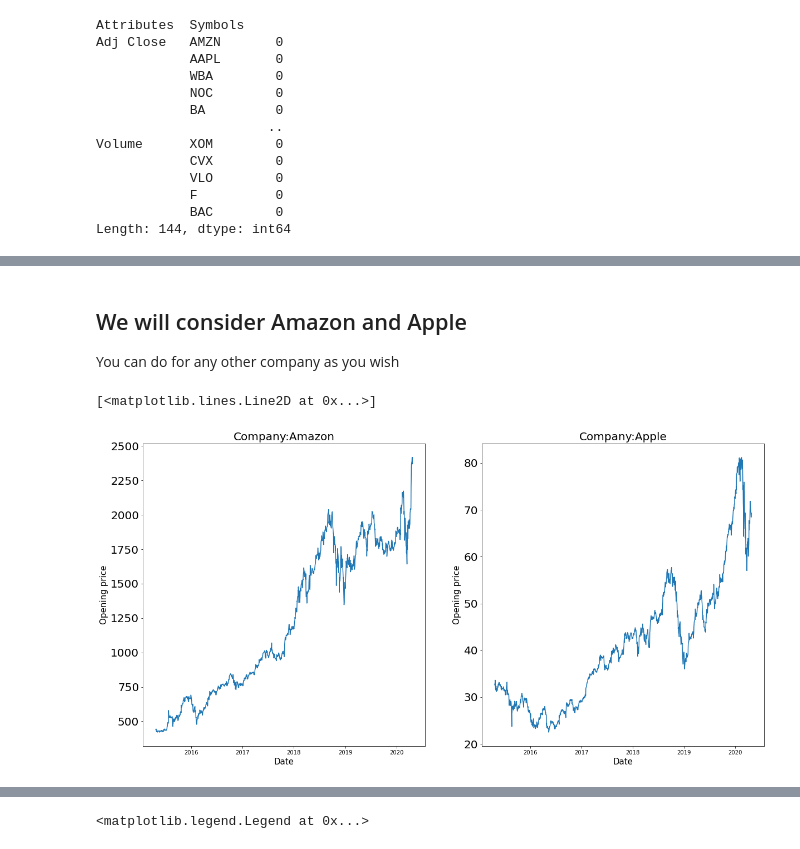
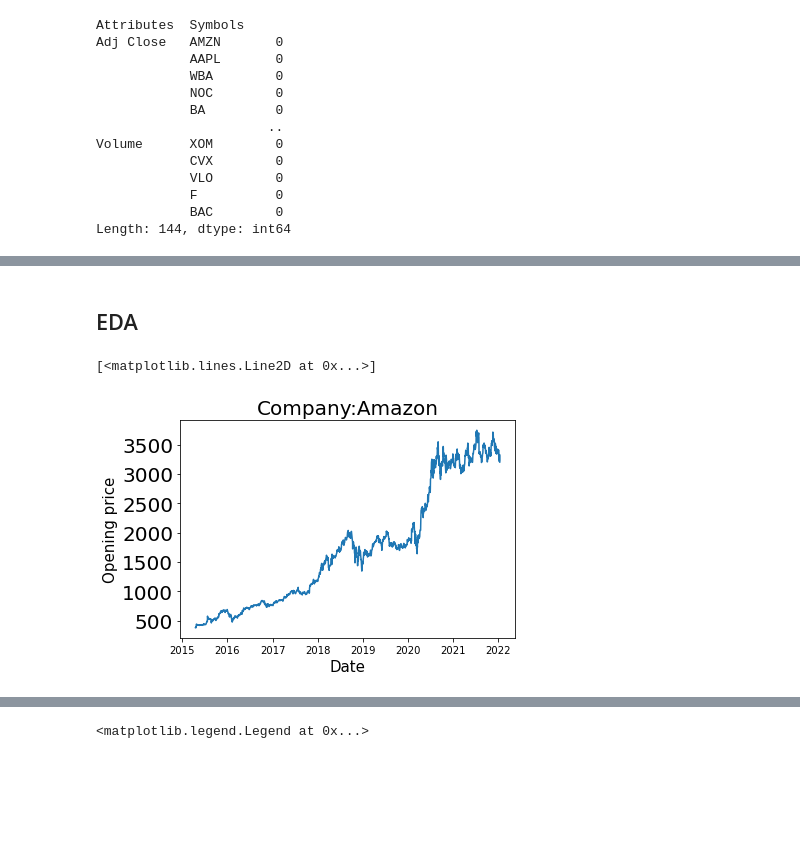
Before and after one commit to Tobi-DataDetective/Stock_Market_Clustering_Using_Kmeans, a Jupyter notebook: Stock_Market_Clustering_Using_Kmeans.ipynb, the cells around one changed output, grey strips where cells are left out. Drawn from its saved outputs; the diff is of its cells as text; code cells hidden in the pictures; blank space fills up the shorter version.

Commit message:
redefined function to plot chart

```diff
--- a/Stock_Market_Clustering_Using_Kmeans.ipynb
+++ b/Stock_Market_Clustering_Using_Kmeans.ipynb
@@ -148,25 +159,23 @@ company:BAC, Change:[-0.06999969 -0.06999969  0.06999969 ... -0.36000061 -0.0899
-# %% [markdown]
-## We will consider Amazon and Apple
-
-You can do for any other company as you wish
-# %%
-plt.figure(figsize = (20,10))
-plt.subplot(1,2,1)
-
-plt.title('Company:Amazon',fontsize = 20)
-plt.xticks(fontsize = 10)
-plt.yticks(fontsize = 20)
-plt.xlabel('Date',fontsize = 15)
-plt.ylabel('Opening price',fontsize = 15)
-plt.plot(df['Open']['AMZN'])
-plt.subplot(1,2,2)
-
-plt.title('Company:Apple',fontsize = 20)
-plt.xticks(fontsize = 10)
-plt.yticks(fontsize = 20)
-plt.xlabel('Date',fontsize = 15)
-plt.ylabel('Opening price',fontsize = 15)
-plt.plot(df['Open']['AAPL'])
-# %% [output]
-[<matplotlib.lines.Line2D at 0x...>]
-[figure, removed]
+# %% [markdown]
+## EDA
+# %%
+
+def chart(C=str(),x=str(),y=str()):
+    """
+    A function that enables us plot the individual line charts
+    C = the title of the chart which
+    x = x-axis plot
+    y = y-axis plot
+    """
+
+    plt.title('Company:{}'.format(C),fontsize = 20)
+    plt.xticks(fontsize = 10)
+    plt.yticks(fontsize = 20)
+    plt.xlabel('Date',fontsize = 15)
+    plt.ylabel('Opening price',fontsize = 15)
+    return(plt.plot(df[x][y]))
+# %%
+chart('Amazon','Open', 'AMZN')
+# %% [output]
+[<matplotlib.lines.Line2D at 0x...>]
+[figure, added]
```
Also changed, not shown: parts of 27 cells of this notebook, 2 other files.
